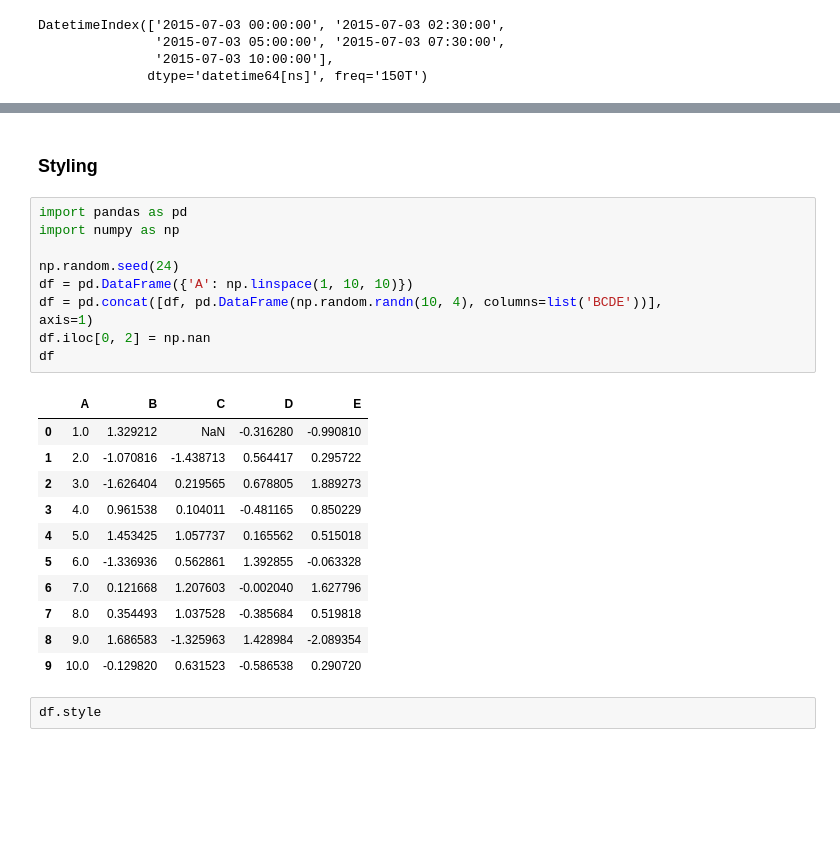
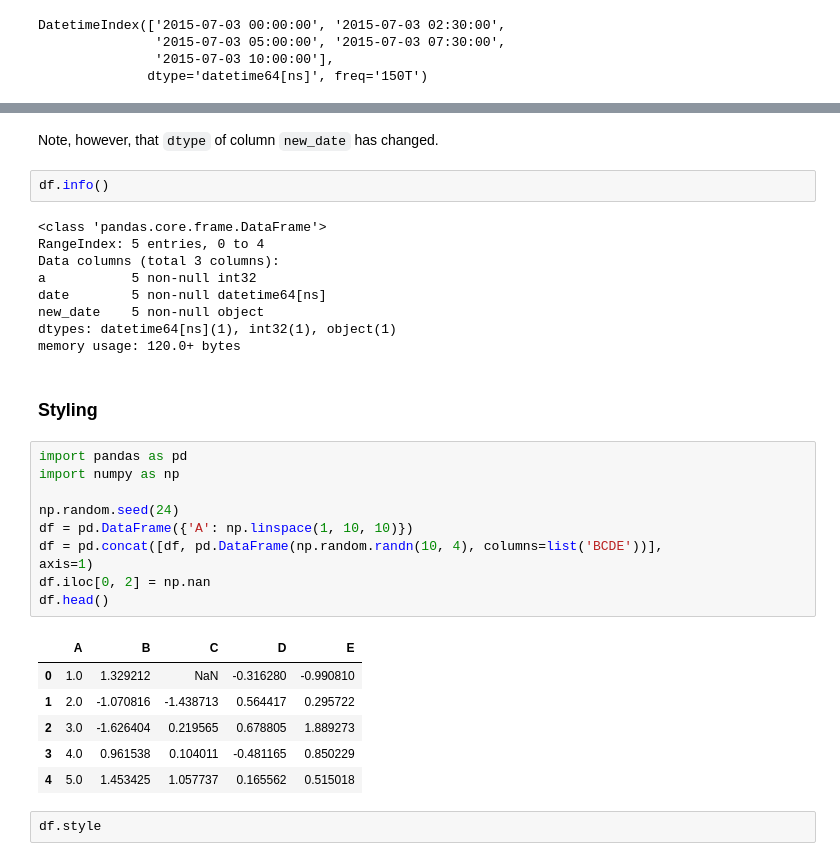
Before and after one commit to mayankkaizen/jupyter-notebooks, a Jupyter notebook: My_Pandas.ipynb, the cells around one changed output, grey strips where cells are left out. Drawn from its saved outputs; the diff is of its cells as text; blank space fills up the shorter version.

```diff
--- a/My_Pandas.ipynb
+++ b/My_Pandas.ipynb
@@ -1927,27 +2002,35 @@ DatetimeIndex(['2015-07-03 00:00:00', '2015-07-03 02:30:00',
+# %% [markdown]
+Note, however, that `dtype` of column `new_date` has changed.
+# %%
+df.info()
+# %% [output]
+<class 'pandas.core.frame.DataFrame'>
+RangeIndex: 5 entries, 0 to 4
+Data columns (total 3 columns):
+a           5 non-null int32
+date        5 non-null datetime64[ns]
+new_date    5 non-null object
+dtypes: datetime64[ns](1), int32(1), object(1)
+memory usage: 120.0+ bytes
 # %% [markdown]
 ### Styling
 # %%
 import pandas as pd
 import numpy as np
 
 np.random.seed(24)
 df = pd.DataFrame({'A': np.linspace(1, 10, 10)})
 df = pd.concat([df, pd.DataFrame(np.random.randn(10, 4), columns=list('BCDE'))],
 axis=1)
 df.iloc[0, 2] = np.nan
-df
+df.head()
 # %% [output]
 |  | A | B | C | D | E |
 | 0 | 1.0 | 1.329212 | NaN | -0.316280 | -0.990810 |
 | 1 | 2.0 | -1.070816 | -1.438713 | 0.564417 | 0.295722 |
 | 2 | 3.0 | -1.626404 | 0.219565 | 0.678805 | 1.889273 |
 | 3 | 4.0 | 0.961538 | 0.104011 | -0.481165 | 0.850229 |
 | 4 | 5.0 | 1.453425 | 1.057737 | 0.165562 | 0.515018 |
-| 5 | 6.0 | -1.336936 | 0.562861 | 1.392855 | -0.063328 |
-| 6 | 7.0 | 0.121668 | 1.207603 | -0.002040 | 1.627796 |
-| 7 | 8.0 | 0.354493 | 1.037528 | -0.385684 | 0.519818 |
-| 8 | 9.0 | 1.686583 | -1.325963 | 1.428984 | -2.089354 |
-| 9 | 10.0 | -0.129820 | 0.631523 | -0.586538 | 0.290720 |
 # %%
 df.style
 # %% [output]
```
Also changed, not shown: parts of 20 cells of this notebook, 9 other files.
